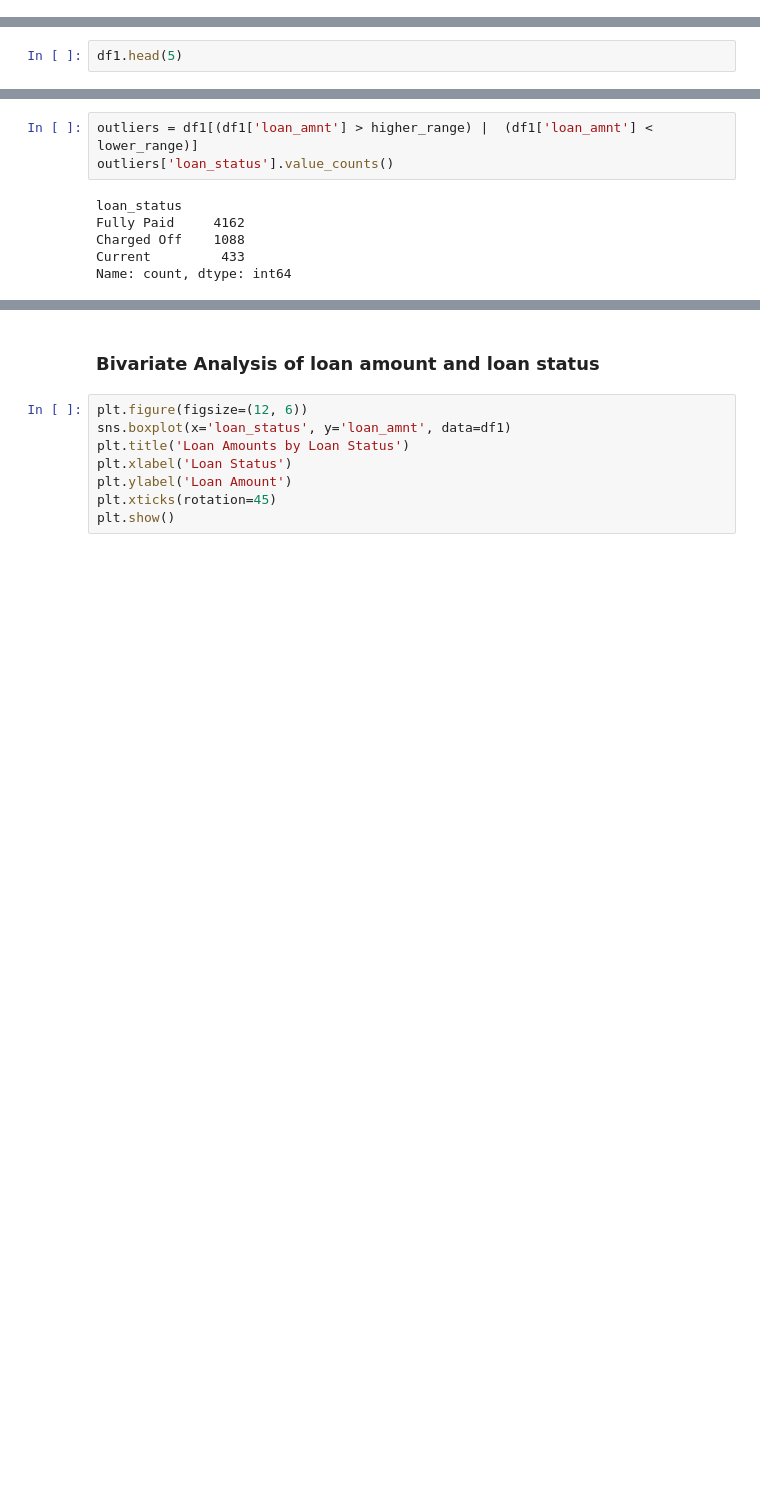
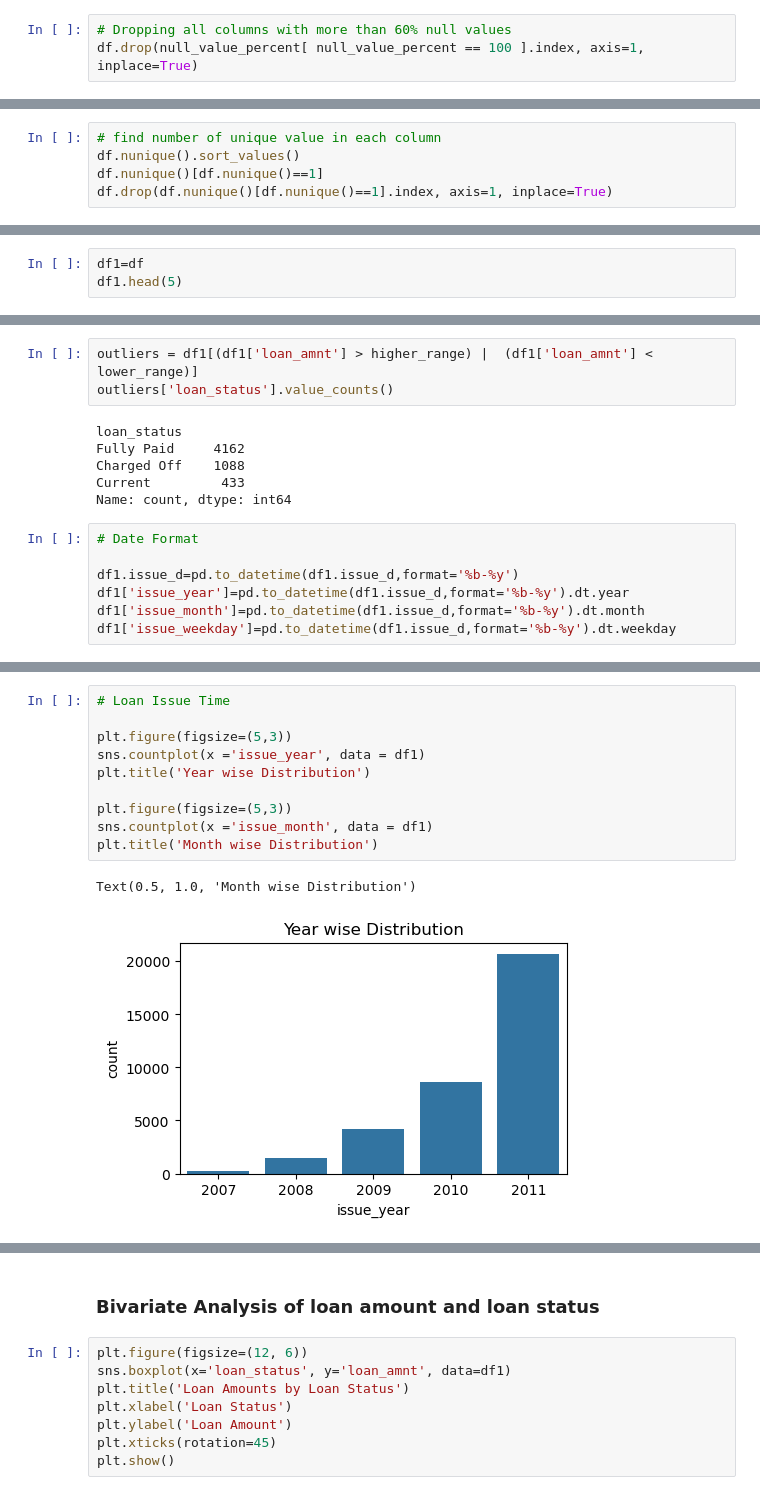
Before and after one commit to PraveenSM/LendingClubCaseStudy, a Jupyter notebook: Praveen_Mathad.ipynb, the cells around one changed output, grey strips where cells are left out. Drawn from its saved outputs; the diff is of its cells as text; blank space fills up the shorter version.

```diff
--- a/Praveen_Mathad.ipynb
+++ b/Praveen_Mathad.ipynb
@@ -331,0 +379,3 @@ Column 'next_pymnt_d' = 38577 'perctage : ' 97.13
+# %%
+# Dropping all columns with more than 60% null values
+df.drop(null_value_percent[ null_value_percent == 100 ].index, axis=1, inplace=True)
@@ -331,0 +386,5 @@ Column 'next_pymnt_d' = 38577 'perctage : ' 97.13
+# %%
+# find number of unique value in each column
+df.nunique().sort_values()
+df.nunique()[df.nunique()==1]
+df.drop(df.nunique()[df.nunique()==1].index, axis=1, inplace=True)
@@ -332,4 +395,5 @@ Column 'next_pymnt_d' = 38577 'perctage : ' 97.13
 # %%
+df1=df
 df1.head(5)
 # %% [output]
 |  | id | member_id | loan_amnt | funded_amnt | funded_amnt_inv | term | int_rate | installment | grade | ... |
@@ -558,3 +610,10 @@ Fully Paid     4162
 Charged Off    1088
 Current         433
 Name: count, dtype: int64
+# %%
+# Date Format
+
+df1.issue_d=pd.to_datetime(df1.issue_d,format='%b-%y')
+df1['issue_year']=pd.to_datetime(df1.issue_d,format='%b-%y').dt.year
+df1['issue_month']=pd.to_datetime(df1.issue_d,format='%b-%y').dt.month
+df1['issue_weekday']=pd.to_datetime(df1.issue_d,format='%b-%y').dt.weekday
@@ -560,0 +641,13 @@ Name: count, dtype: int64
+# %%
+# Loan Issue Time
+
+plt.figure(figsize=(5,3))
+sns.countplot(x ='issue_year', data = df1)
+plt.title('Year wise Distribution')
+
+plt.figure(figsize=(5,3))
+sns.countplot(x ='issue_month', data = df1)
+plt.title('Month wise Distribution')
+# %% [output]
+Text(0.5, 1.0, 'Month wise Distribution')
+[figure, added]
```
Also changed, not shown: parts of 41 cells of this notebook.
